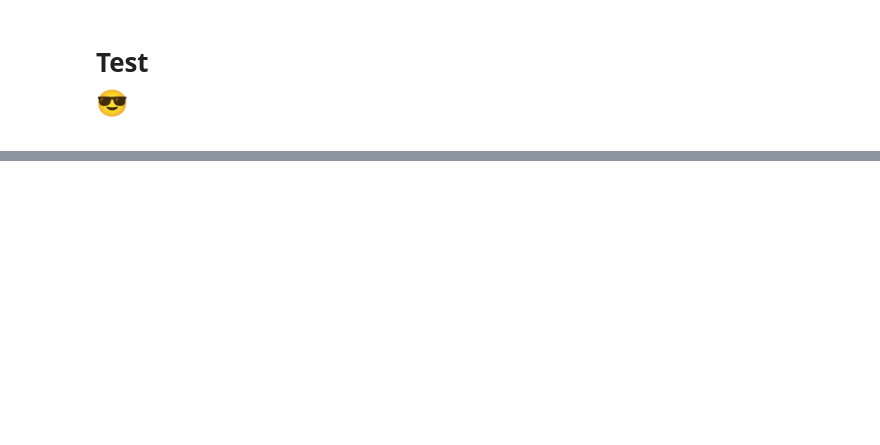
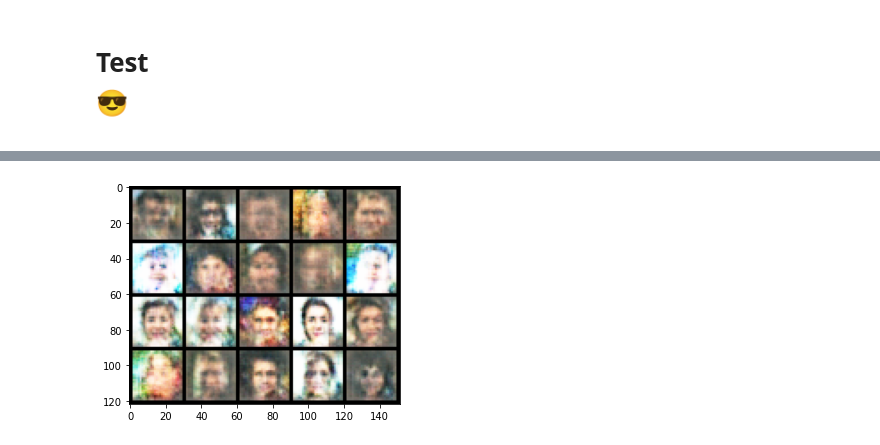
Before and after one commit to rajan-blackboxes/GAN, a Jupyter notebook: WGAN/WGAN.ipynb, the cells around one changed output, grey strips where cells are left out. Drawn from its saved outputs; the diff is of its cells as text; code cells hidden in the pictures; blank space fills up the shorter version.

```diff
--- a/WGAN/WGAN.ipynb
+++ b/WGAN/WGAN.ipynb
@@ -105,2 +44,15 @@ class Critic(nn.Module):
+# %%
+class Critic(nn.Module):
+    def __init__(self, im_chan=3,hidden_dim=64):
+        super(Critic, self).__init__()
+        self.conv1 = Conv(im_chan, hidden_dim, padding=0)
+        self.conv2 = Conv(hidden_dim,hidden_dim*2, padding=0)
+        self.conv3 = Conv(hidden_dim*2,1, batch_norm=False, padding=0)
+
+    def forward(self, x):
+        x = F.leaky_relu(self.conv1(x), 0.2)
+        x = F.leaky_relu(self.conv2(x), 0.2)
+        x = self.conv3(x)
+        return x.view(len(x), -1)
 # %% [markdown]
 # Hyperparameters
@@ -164,7 +196,9 @@ G.load_state_dict(torch.load('G.pth'))
 # %%
-def generate_images(gen_model, no_of_images, num_images=5):
+def generate_images(gen_model, no_of_images, device='cuda', name=None):
     gen_model = gen_model.eval()
     with torch.no_grad():
-        show_tensor_images(gen_model(get_noise(no_of_images, 64)), num_images=num_images)
+        show_tensor_images(gen_model(get_noise(no_of_images, 64,device)), num_images=no_of_images, name=name)
 # %%
-generate_images(G, no_of_images=1, num_images=1)
+generate_images(G, no_of_images=20, device=DEVICE)
+# %% [output]
+[figure, added]
```
Also changed, not shown: parts of 13 cells of this notebook.
